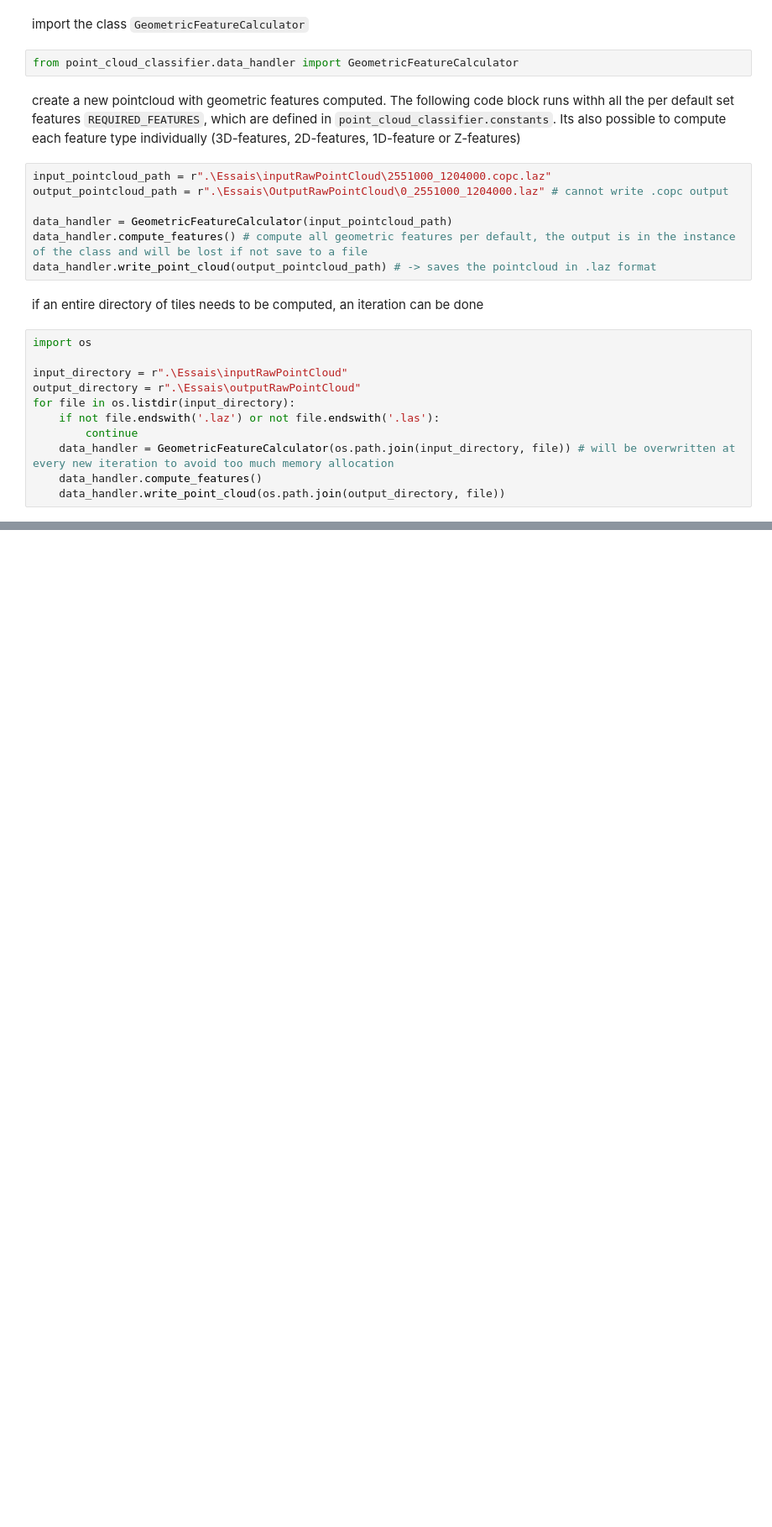
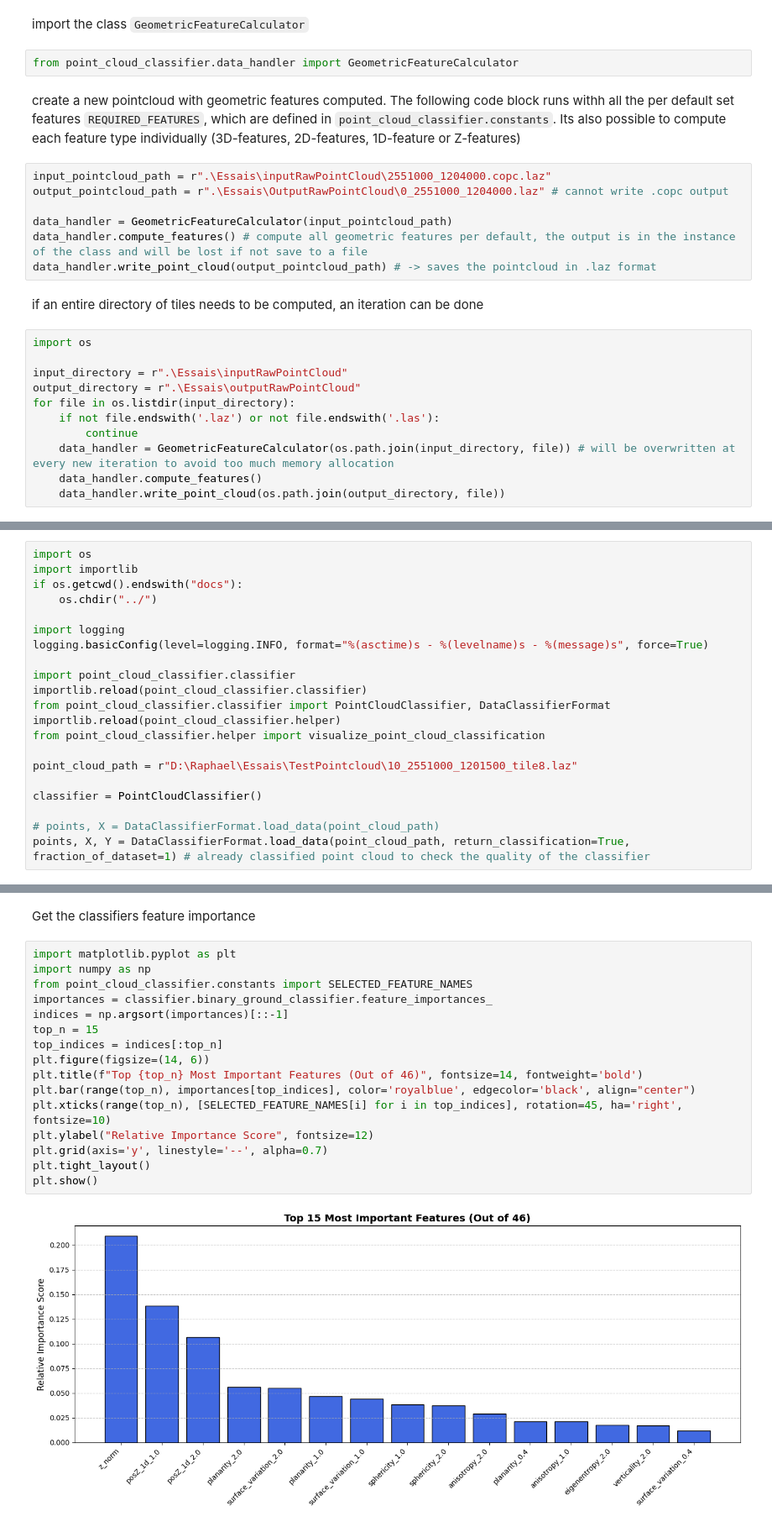
Before and after one commit to rwuergle/point-cloud-classifier, a Jupyter notebook: docs/1_example.ipynb, the cells around one changed output, grey strips where cells are left out. Shown at 84% size. Cells and saved outputs as stored; diff of their text form; blank space fills up the shorter version.

```diff
--- a/docs/1_example.ipynb
+++ b/docs/1_example.ipynb
@@ -30,0 +33,21 @@ for file in os.listdir(input_directory):
+# %%
+import os
+import importlib
+if os.getcwd().endswith("docs"):
+    os.chdir("../")
+
+import logging
+logging.basicConfig(level=logging.INFO, format="%(asctime)s - %(levelname)s - %(message)s", force=True)
+
+import point_cloud_classifier.classifier
+importlib.reload(point_cloud_classifier.classifier)
+from point_cloud_classifier.classifier import PointCloudClassifier, DataClassifierFormat
+importlib.reload(point_cloud_classifier.helper)
+from point_cloud_classifier.helper import visualize_point_cloud_classification
+
+point_cloud_path = r"D:\Raphael\Essais\TestPointcloud\10_2551000_1201500_tile8.laz"
+
+classifier = PointCloudClassifier()
+
+# points, X = DataClassifierFormat.load_data(point_cloud_path)
+points, X, Y = DataClassifierFormat.load_data(point_cloud_path, return_classification=True, fraction_of_dataset=1) # already classified point cloud to check the quality of the classifier
@@ -30,0 +77,20 @@ for file in os.listdir(input_directory):
+# %% [markdown]
+Get the classifiers feature importance
+# %%
+import matplotlib.pyplot as plt
+import numpy as np
+from point_cloud_classifier.constants import SELECTED_FEATURE_NAMES
+importances = classifier.binary_ground_classifier.feature_importances_
+indices = np.argsort(importances)[::-1]
+top_n = 15
+top_indices = indices[:top_n]
+plt.figure(figsize=(14, 6))
+plt.title(f"Top {top_n} Most Important Features (Out of 46)", fontsize=14, fontweight='bold')
+plt.bar(range(top_n), importances[top_indices], color='royalblue', edgecolor='black', align="center")
+plt.xticks(range(top_n), [SELECTED_FEATURE_NAMES[i] for i in top_indices], rotation=45, ha='right', fontsize=10)
+plt.ylabel("Relative Importance Score", fontsize=12)
+plt.grid(axis='y', linestyle='--', alpha=0.7)
+plt.tight_layout()
+plt.show()
+# %% [output]
+[figure, added]
```
Also changed, not shown: parts of 8 cells of this notebook, 4 other files.
